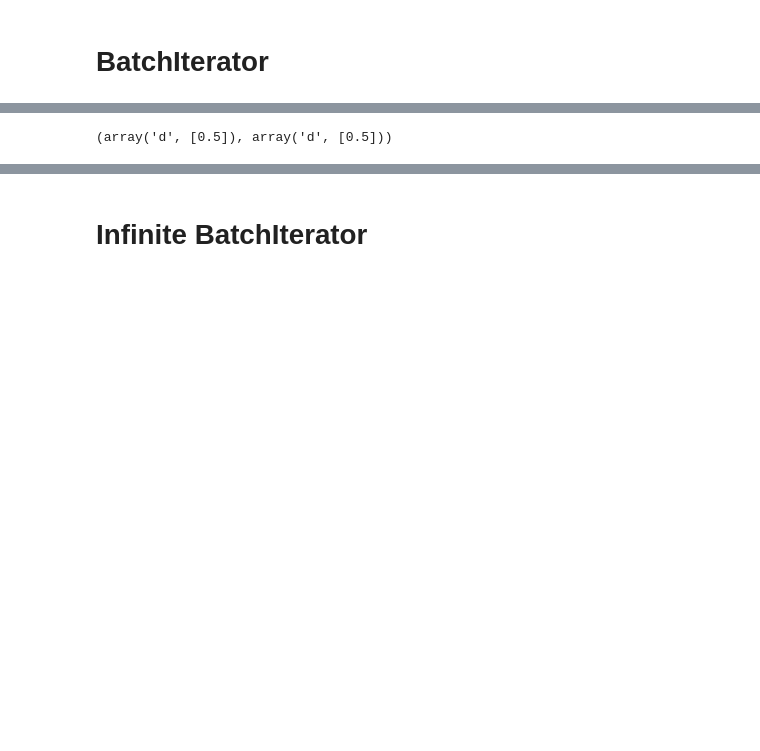
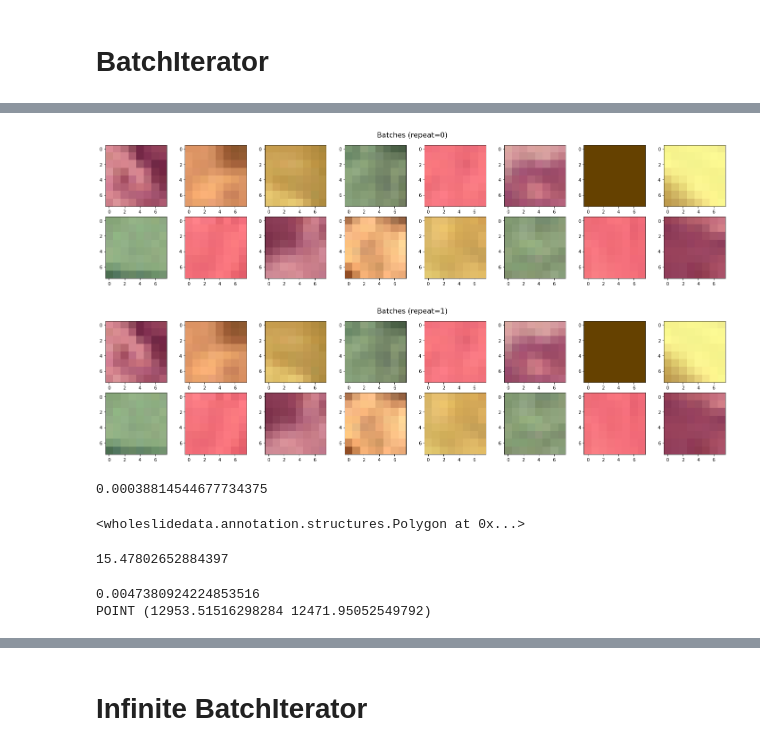
Before and after one commit to DIAGNijmegen/pathology-whole-slide-data, a Jupyter notebook: notebooks/05 - BatchIterator.ipynb, the cells around one changed output, grey strips where cells are left out. Saved outputs shown, nothing was run; the diff lists cells and outputs as text; code cells hidden in the pictures; blank space fills up the shorter version.

```diff
--- a/notebooks/05 - BatchIterator.ipynb
+++ b/notebooks/05 - BatchIterator.ipynb
@@ -41,0 +34,21 @@ DONE (initializing fast uniform point sampler)
+# %%
+user_config = './configs/user_config.yml'
+batches = 2 # how many batches that are going to be sampled, batchgenerator will be reset afterwards
+repeats = 2
+cpus = 4
+mode = 'training'
+
+with create_batch_iterator(user_config=user_config,
+                            batches=batches,
+                            mode=mode,
+                            cpus=cpus) as training_batch_generator:
+    dataset = training_batch_generator._builds['wholeslidedata']['training']['dataset']
+    for r in range(repeats):
+        fig, axes = init_plot(batches, training_batch_generator.batch_size)
+        for idx, (x_batch, y_batch, info) in enumerate(training_batch_generator):
+            pass
+            plot_batch(axes, idx, x_batch, y_batch)
+        show_plot(fig, r)
+# %% [output]
+[figure, added]
+[figure, added]
@@ -42 +63,7 @@ DONE (initializing fast uniform point sampler)
+# %%
+t1 = time.time()
+annotation.representative_point()
+print(time.time()-t1)
+# %% [output]
+0.00038814544677734375
 # %%
@@ -43,5 +71,21 @@ DONE (initializing fast uniform point sampler)
 from shapely.geometry import Point
-# %%
-Point(0.5, 0.5).
-# %% [output]
-(array('d', [0.5]), array('d', [0.5]))
+# %%
+annotation
+# %% [output]
+<wholeslidedata.annotation.structures.Polygon at 0x...>
+# %%
+annotation.area/(100*100)
+# %% [output]
+15.47802652884397
+# %%
+t1 =time.time()
+for i in range(12):
+    x_min, y_min, x_max, y_max = annotation.bounds
+    x_c, y_c = np.random.uniform(x_min, x_max, size=int(annotation.area/(100*100))), np.random.uniform(y_min, y_max, size=int(annotation.area/(100*100)))
+    points = [Point(x, y) for x, y in zip(x_c, y_c)]
+    fpoints = list(filter(prepped_annotation.contains, points))
+print(time.time()-t1)
+print(fpoints[0])
+# %% [output]
+0.0047380924224853516
+POINT (12953.51516298284 12471.95052549792)
```
Also changed, not shown: parts of 9 cells of this notebook, 17 other files.
